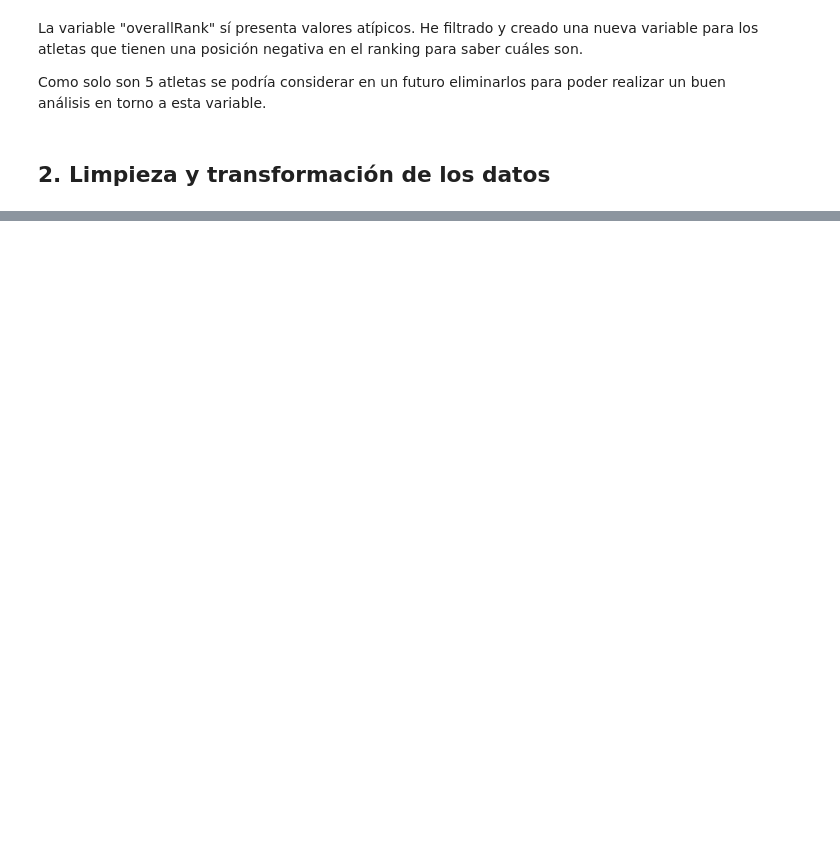
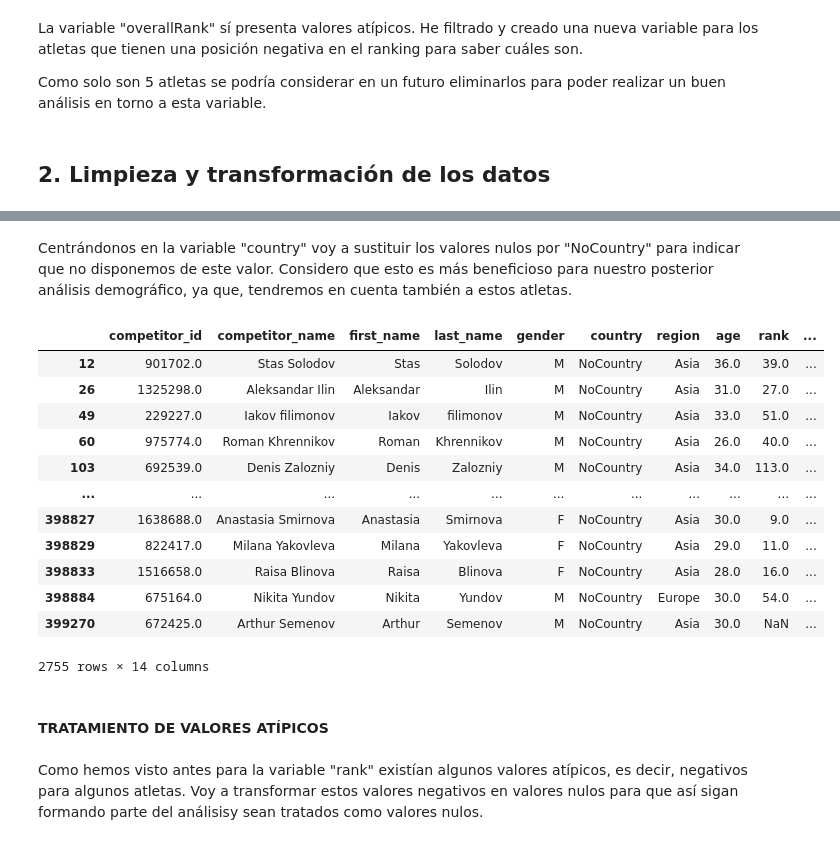
Before and after one commit to viictorhp/EDA-analysis-first-project, a Jupyter notebook: notebooks/edaanalysis.ipynb, the cells around one changed output, grey strips where cells are left out. Drawn from its saved outputs; the diff is of its cells as text; code cells hidden in the pictures; blank space fills up the shorter version.

```diff
--- a/notebooks/edaanalysis.ipynb
+++ b/notebooks/edaanalysis.ipynb
@@ -246,0 +275,12 @@ Como solo son 5 atletas se podría considerar en un futuro eliminarlos para pode
+# %%
+crossfit_df = crossfit_df.rename(columns={
+    "countryOfOriginName": "country",
+    "regionName": "region",
+    "overallRank" : "rank",
+    "overallScore" : "score"
+})
+# %%
+# Función de regex para añadir una "_" en medio de dos palabras
+import re
+
+crossfit_df.columns = [re.sub(r'([a-z])([A-Z])', r'\1_\2', col).lower() for col in crossfit_df.columns]
@@ -246,0 +302,27 @@ Como solo son 5 atletas se podría considerar en un futuro eliminarlos para pode
+# %%
+crossfit_df.drop(["affiliateId", "affiliateName"], axis = 1, inplace=True)
+# %% [markdown]
+Centrándonos en la variable "country" voy a sustituir los valores nulos por "NoCountry" para indicar que no disponemos de este valor. Considero que esto es más beneficioso para nuestro posterior análisis demográfico, ya que, tendremos en cuenta también a estos atletas.
+# %%
+crossfit_df["country"] = crossfit_df["country"].fillna("NoCountry")
+# %%
+crossfit_df[crossfit_df["country"] == "NoCountry"]
+# %% [output]
+|  | competitor_id | competitor_name | first_name | last_name | gender | country | region | age | rank | ... |
+| 12 | 901702.0 | Stas Solodov | Stas | Solodov | M | NoCountry | Asia | 36.0 | 39.0 | ... |
+| 26 | 1325298.0 | Aleksandar Ilin | Aleksandar | Ilin | M | NoCountry | Asia | 31.0 | 27.0 | ... |
+| 49 | 229227.0 | Iakov filimonov | Iakov | filimonov | M | NoCountry | Asia | 33.0 | 51.0 | ... |
+| 60 | 975774.0 | Roman Khrennikov | Roman | Khrennikov | M | NoCountry | Asia | 26.0 | 40.0 | ... |
+| 103 | 692539.0 | Denis Zalozniy | Denis | Zalozniy | M | NoCountry | Asia | 34.0 | 113.0 | ... |
+| ... | ... | ... | ... | ... | ... | ... | ... | ... | ... | ... |
+| 398827 | 1638688.0 | Anastasia Smirnova | Anastasia | Smirnova | F | NoCountry | Asia | 30.0 | 9.0 | ... |
+| 398829 | 822417.0 | Milana Yakovleva | Milana | Yakovleva | F | NoCountry | Asia | 29.0 | 11.0 | ... |
+| 398833 | 1516658.0 | Raisa Blinova | Raisa | Blinova | F | NoCountry | Asia | 28.0 | 16.0 | ... |
+| 398884 | 675164.0 | Nikita Yundov | Nikita | Yundov | M | NoCountry | Europe | 30.0 | 54.0 | ... |
+| 399270 | 672425.0 | Arthur Semenov | Arthur | Semenov | M | NoCountry | Asia | 30.0 | NaN | ... |
+2755 rows × 14 columns
+# %% [markdown]
+#### TRATAMIENTO DE VALORES ATÍPICOS
+# %% [markdown]
+Como hemos visto antes para la variable "rank" existían algunos valores atípicos, es decir, negativos para algunos atletas.
+Voy a transformar estos valores negativos en valores nulos para que así sigan formando parte del análisisy sean tratados como valores nulos.
```
Also changed, not shown: parts of 18 cells of this notebook, 1 other file.
